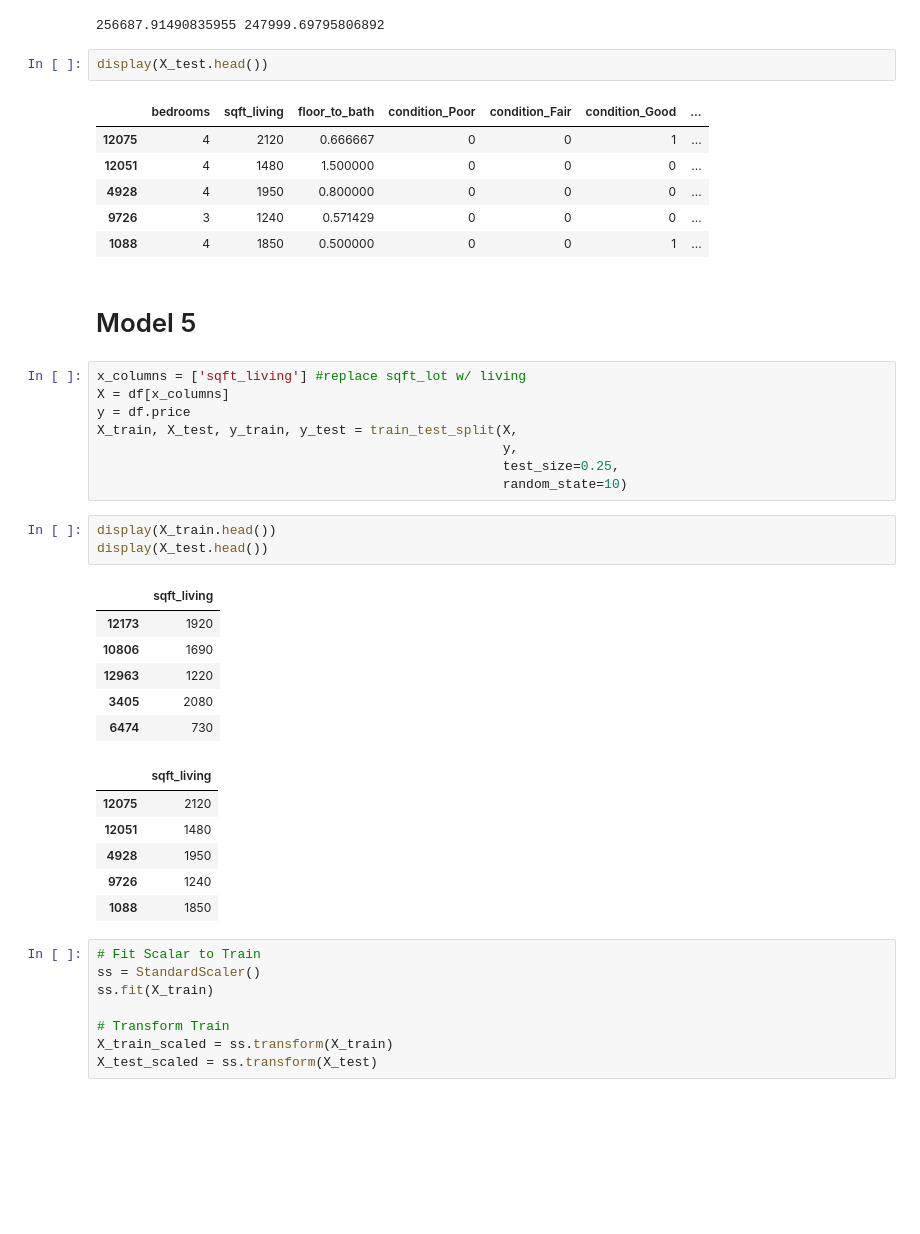
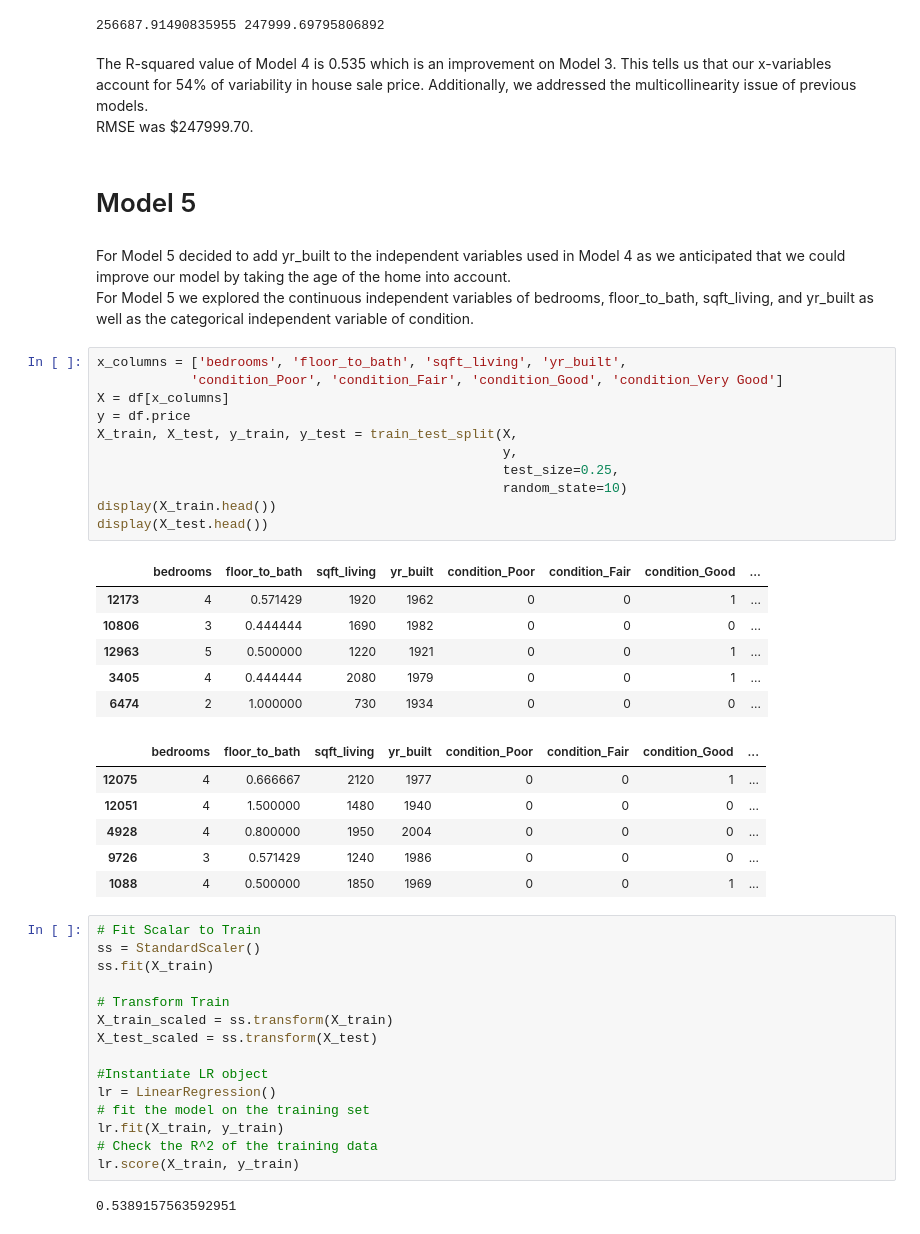
Before and after one commit to sgchatrathi/Real-Estate-Project-analysis, a Jupyter notebook: Main Notebook.ipynb, the cells around one changed output. Cells and saved outputs as stored; diff of their text form; blank space fills up the shorter version.

Commit message:
All 5 models

```diff
--- a/Main Notebook.ipynb
+++ b/Main Notebook.ipynb
@@ -495,41 +506,38 @@ test_rmse = (mean_squared_error(y_test, y_hat_test)**.5)
 print(train_rmse, test_rmse)
 # %% [output]
 256687.91490835955 247999.69795806892
-# %%
-display(X_test.head())
-# %% [output]
-|  | bedrooms | sqft_living | floor_to_bath | condition_Poor | condition_Fair | condition_Good | ... |
-| 12075 | 4 | 2120 | 0.666667 | 0 | 0 | 1 | ... |
-| 12051 | 4 | 1480 | 1.500000 | 0 | 0 | 0 | ... |
-| 4928 | 4 | 1950 | 0.800000 | 0 | 0 | 0 | ... |
-| 9726 | 3 | 1240 | 0.571429 | 0 | 0 | 0 | ... |
-| 1088 | 4 | 1850 | 0.500000 | 0 | 0 | 1 | ... |
+# %% [markdown]
+The R-squared value of Model 4 is 0.535 which is an improvement on Model 3. This tells us that our x-variables account for 54% of variability in house sale price. Additionally, we addressed the multicollinearity issue of previous models. <br>
+RMSE was $247999.70.
 # %% [markdown]
 # Model 5
+# %% [markdown]
+For Model 5 decided to add yr_built to the independent variables used in Model 4 as we anticipated that we could improve our model by taking the age of the home into account.<br>
+For Model 5 we explored the continuous independent variables of bedrooms, floor_to_bath, sqft_living, and yr_built as well as the categorical independent variable of condition.
 # %%
-x_columns = ['sqft_living'] #replace sqft_lot w/ living
+x_columns = ['bedrooms', 'floor_to_bath', 'sqft_living', 'yr_built',
+            'condition_Poor', 'condition_Fair', 'condition_Good', 'condition_Very Good']
 X = df[x_columns]
 y = df.price
 X_train, X_test, y_train, y_test = train_test_split(X,
                                                     y,
                                                     test_size=0.25,
                                                     random_state=10)
+display(X_train.head())
+display(X_test.head())
+# %% [output]
+|  | bedrooms | floor_to_bath | sqft_living | yr_built | condition_Poor | condition_Fair | condition_Good | ... |
+| 12173 | 4 | 0.571429 | 1920 | 1962 | 0 | 0 | 1 | ... |
+| 10806 | 3 | 0.444444 | 1690 | 1982 | 0 | 0 | 0 | ... |
+| 12963 | 5 | 0.500000 | 1220 | 1921 | 0 | 0 | 1 | ... |
+| 3405 | 4 | 0.444444 | 2080 | 1979 | 0 | 0 | 1 | ... |
+| 6474 | 2 | 1.000000 | 730 | 1934 | 0 | 0 | 0 | ... |
+|  | bedrooms | floor_to_bath | sqft_living | yr_built | condition_Poor | condition_Fair | condition_Good | ... |
+| 12075 | 4 | 0.666667 | 2120 | 1977 | 0 | 0 | 1 | ... |
+| 12051 | 4 | 1.500000 | 1480 | 1940 | 0 | 0 | 0 | ... |
+| 4928 | 4 | 0.800000 | 1950 | 2004 | 0 | 0 | 0 | ... |
+| 9726 | 3 | 0.571429 | 1240 | 1986 | 0 | 0 | 0 | ... |
+| 1088 | 4 | 0.500000 | 1850 | 1969 | 0 | 0 | 1 | ... |
-# %%
-display(X_train.head())
-display(X_test.head())
-# %% [output]
-|  | sqft_living |
-| 12173 | 1920 |
-| 10806 | 1690 |
-| 12963 | 1220 |
-| 3405 | 2080 |
-| 6474 | 730 |
-|  | sqft_living |
-| 12075 | 2120 |
-| 12051 | 1480 |
-| 4928 | 1950 |
-| 9726 | 1240 |
-| 1088 | 1850 |
 # %%
 # Fit Scalar to Train
 ss = StandardScaler()
@@ -538,3 +546,12 @@ ss.fit(X_train)
 # Transform Train
 X_train_scaled = ss.transform(X_train)
 X_test_scaled = ss.transform(X_test)
+
+#Instantiate LR object
+lr = LinearRegression()
+# fit the model on the training set
+lr.fit(X_train, y_train)
+# Check the R^2 of the training data
+lr.score(X_train, y_train)
+# %% [output]
+0.5389157563592951
```
Also changed, not shown: parts of 41 cells of this notebook.
